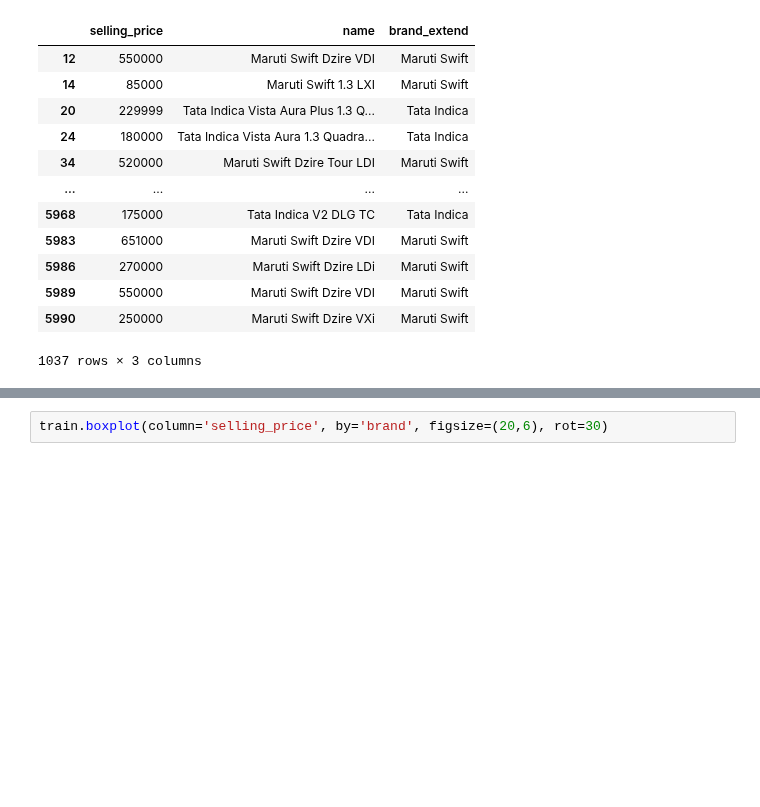
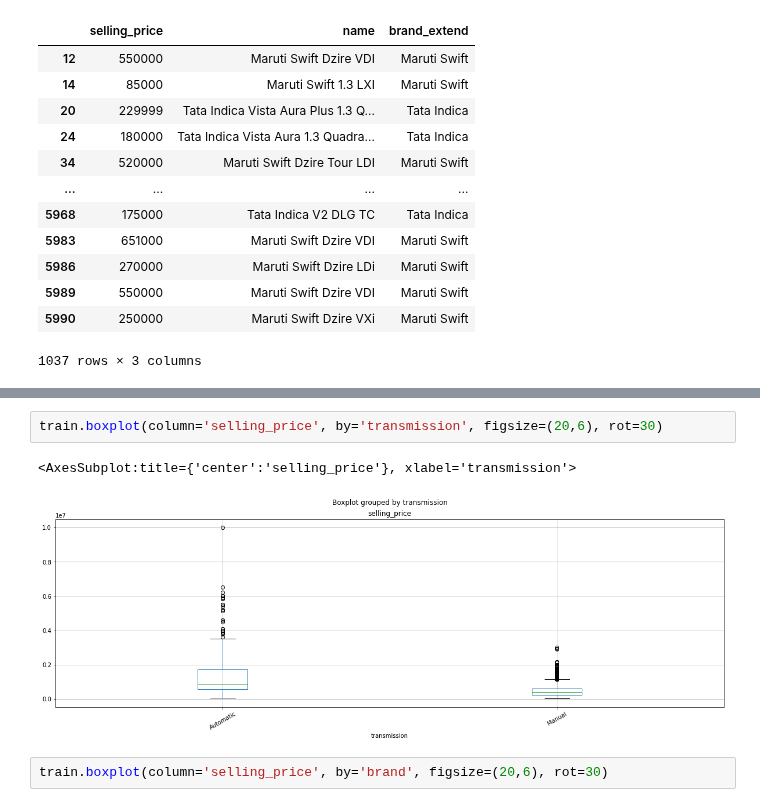
Before and after one commit to khoa2181/DataPreparation, a Jupyter notebook: Tran Minh Khoa_Final Data Preparation.ipynb, the cells around one changed output, grey strips where cells are left out. Saved outputs shown, nothing was run; the diff lists cells and outputs as text; blank space fills up the shorter version.

```diff
--- a/Tran Minh Khoa_Final Data Preparation.ipynb
+++ b/Tran Minh Khoa_Final Data Preparation.ipynb
@@ -175,3 +195,8 @@ train[train.brand_extend.isin(test[test.mileage.isna()].brand_extend.unique())][
+# %%
+train.boxplot(column='selling_price', by='transmission', figsize=(20,6), rot=30)
+# %% [output]
+<AxesSubplot:title={'center':'selling_price'}, xlabel='transmission'>
+[figure, added]
 # %%
 train.boxplot(column='selling_price', by='brand', figsize=(20,6), rot=30)
 # %% [output]
```
Also changed, not shown: parts of 37 cells of this notebook.
